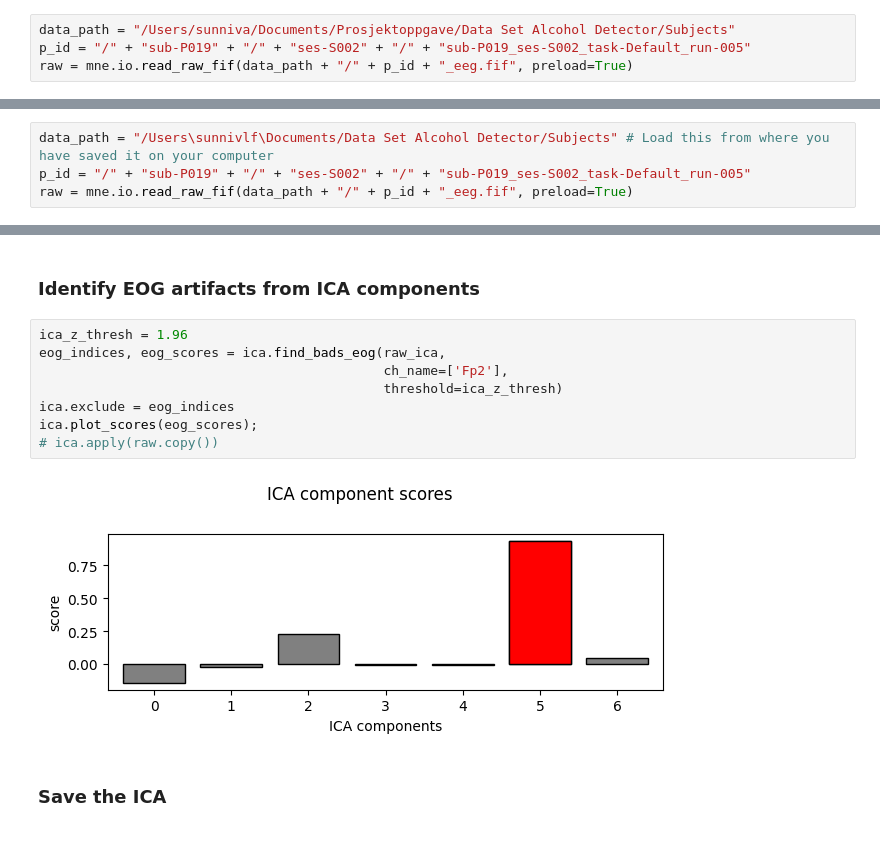
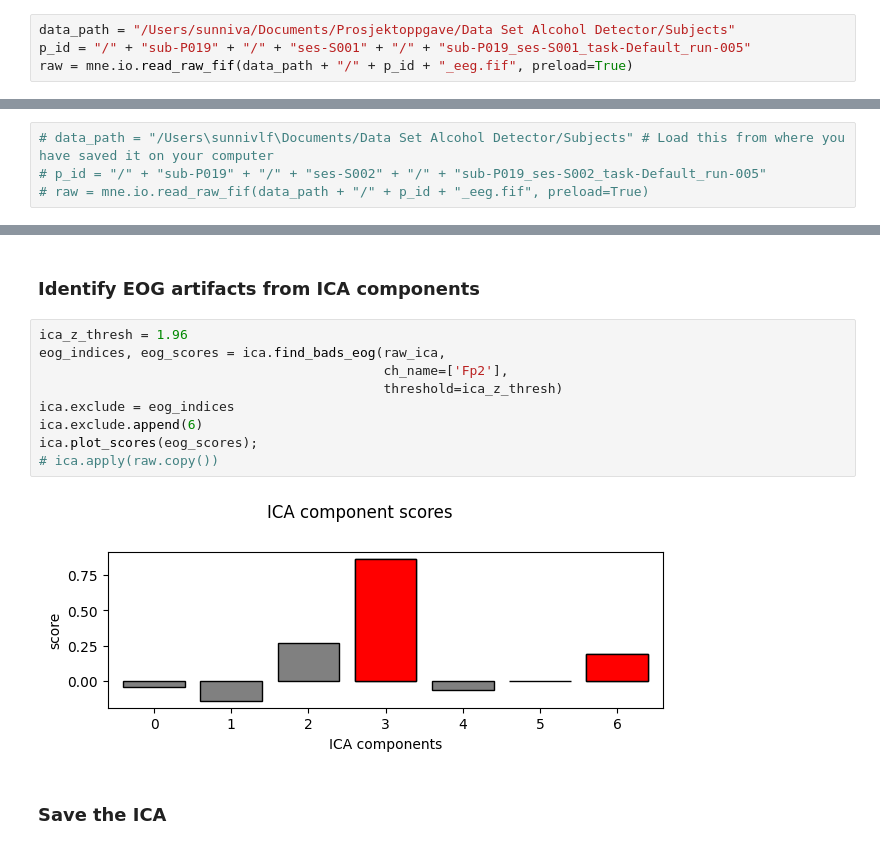
Before and after one commit to sunnivaf/TTK7-project1, a Jupyter notebook: ICA.ipynb, the cells around one changed output, grey strips where cells are left out. Cells and saved outputs as stored; diff of their text form.

Commit message:
annotert data - placebo og alkohol

```diff
--- a/ICA.ipynb
+++ b/ICA.ipynb
@@ -12,11 +14,11 @@ from autoreject import get_rejection_threshold
 #### Bruk denne på egen pc
 # %%
 data_path = "/Users/sunniva/Documents/Prosjektoppgave/Data Set Alcohol Detector/Subjects"
-p_id = "/" + "sub-P019" + "/" + "ses-S002" + "/" + "sub-P019_ses-S002_task-Default_run-005"
+p_id = "/" + "sub-P019" + "/" + "ses-S001" + "/" + "sub-P019_ses-S001_task-Default_run-005"
 raw = mne.io.read_raw_fif(data_path + "/" + p_id + "_eeg.fif", preload=True)
 # %% [markdown]
 #### Bruk denne på skole-pc
 # %%
-data_path = "/Users\sunnivlf\Documents/Data Set Alcohol Detector/Subjects" # Load this from where you have saved it on your computer
-p_id = "/" + "sub-P019" + "/" + "ses-S002" + "/" + "sub-P019_ses-S002_task-Default_run-005"
-raw = mne.io.read_raw_fif(data_path + "/" + p_id + "_eeg.fif", preload=True)
+# data_path = "/Users\sunnivlf\Documents/Data Set Alcohol Detector/Subjects" # Load this from where you have saved it on your computer
+# p_id = "/" + "sub-P019" + "/" + "ses-S002" + "/" + "sub-P019_ses-S002_task-Default_run-005"
+# raw = mne.io.read_raw_fif(data_path + "/" + p_id + "_eeg.fif", preload=True)
@@ -78,13 +78,14 @@ ica.plot_components();
 # %%
 ica_z_thresh = 1.96
 eog_indices, eog_scores = ica.find_bads_eog(raw_ica,
                                             ch_name=['Fp2'],
                                             threshold=ica_z_thresh)
 ica.exclude = eog_indices
+ica.exclude.append(6)
 ica.plot_scores(eog_scores);
 # ica.apply(raw.copy())
 # %% [output]
-[figure, old version]
+[figure, new version]
 # %% [markdown]
 ### Save the ICA
 # %%
```
Also changed, not shown: parts of 10 cells of this notebook, 2 other files.
